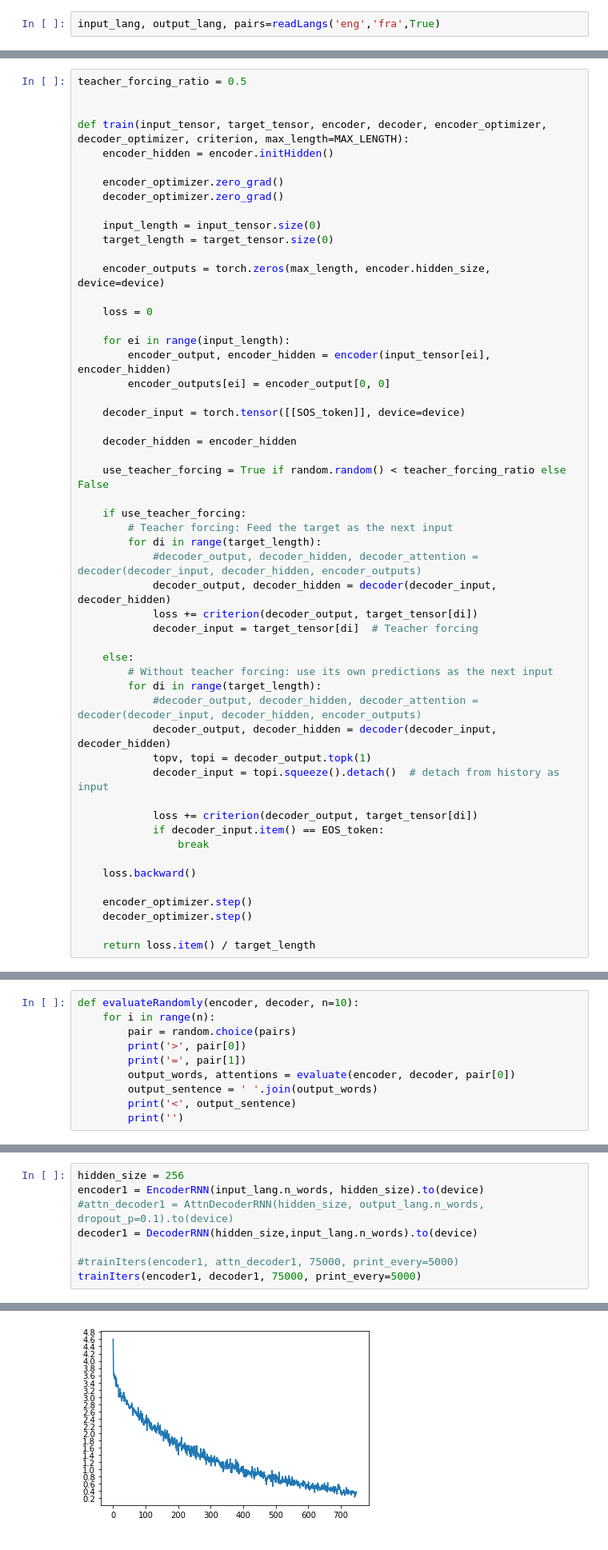
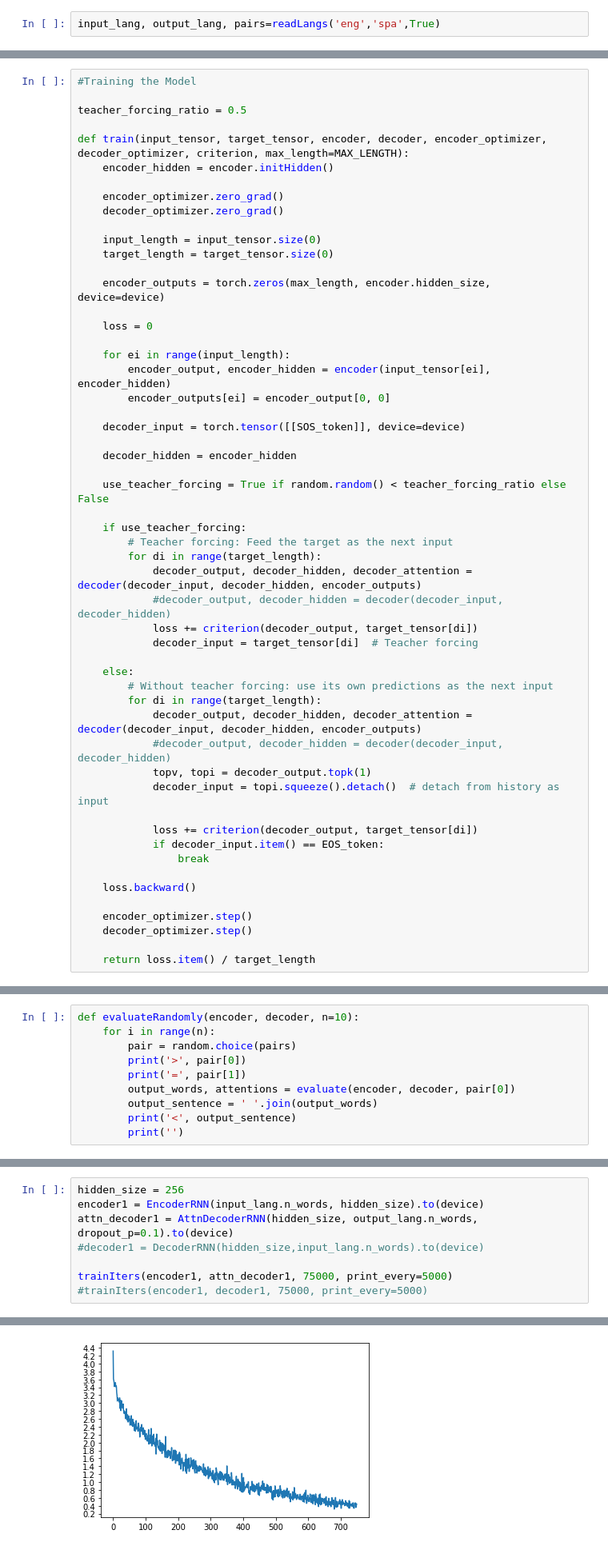
Before and after one commit to jeffersonquispe/MachineTraslationAttention, a Jupyter notebook: Seq2seq.ipynb, the cells around one changed output, grey strips where cells are left out. Shown at 80% size. Saved outputs shown, nothing was run; the diff lists cells and outputs as text.

```diff
--- a/Seq2seq.ipynb
+++ b/Seq2seq.ipynb
@@ -163,7 +120,7 @@ def normalizeString(s):
     s = re.sub(r"[^a-zA-Z.!?]+", r" ", s)
     return s
 # %%
-input_lang, output_lang, pairs=readLangs('eng','fra',True)
+input_lang, output_lang, pairs=readLangs('eng','spa',True)
 # %% [output]
 Reading lines...
 # %%
@@ -298,7 +296,8 @@ print(ts)
         [  1]], device='cuda:0'))
 # %%
+#Training the Model
+
 teacher_forcing_ratio = 0.5
-
 
 def train(input_tensor, target_tensor, encoder, decoder, encoder_optimizer, decoder_optimizer, criterion, max_length=MAX_LENGTH):
     encoder_hidden = encoder.initHidden()
@@ -326,16 +325,16 @@ def train(input_tensor, target_tensor, encoder, decoder, encoder_optimizer, deco
     if use_teacher_forcing:
         # Teacher forcing: Feed the target as the next input
         for di in range(target_length):
-            #decoder_output, decoder_hidden, decoder_attention = decoder(decoder_input, decoder_hidden, encoder_outputs)
-            decoder_output, decoder_hidden = decoder(decoder_input, decoder_hidden)
+            decoder_output, decoder_hidden, decoder_attention = decoder(decoder_input, decoder_hidden, encoder_outputs)
+            #decoder_output, decoder_hidden = decoder(decoder_input, decoder_hidden)
             loss += criterion(decoder_output, target_tensor[di])
             decoder_input = target_tensor[di]  # Teacher forcing
 
     else:
         # Without teacher forcing: use its own predictions as the next input
         for di in range(target_length):
-            #decoder_output, decoder_hidden, decoder_attention = decoder(decoder_input, decoder_hidden, encoder_outputs)
-            decoder_output, decoder_hidden = decoder(decoder_input, decoder_hidden)
+            decoder_output, decoder_hidden, decoder_attention = decoder(decoder_input, decoder_hidden, encoder_outputs)
+            #decoder_output, decoder_hidden = decoder(decoder_input, decoder_hidden)
             topv, topi = decoder_output.topk(1)
             decoder_input = topi.squeeze().detach()  # detach from history as input
 
@@ -464,9 +468,9 @@ def evaluateRandomly(encoder, decoder, n=10):
 # %%
 hidden_size = 256
 encoder1 = EncoderRNN(input_lang.n_words, hidden_size).to(device)
-#attn_decoder1 = AttnDecoderRNN(hidden_size, output_lang.n_words, dropout_p=0.1).to(device)
-decoder1 = DecoderRNN(hidden_size,input_lang.n_words).to(device)
+attn_decoder1 = AttnDecoderRNN(hidden_size, output_lang.n_words, dropout_p=0.1).to(device)
+#decoder1 = DecoderRNN(hidden_size,input_lang.n_words).to(device)
 
-#trainIters(encoder1, attn_decoder1, 75000, print_every=5000)
-trainIters(encoder1, decoder1, 75000, print_every=5000)
+trainIters(encoder1, attn_decoder1, 75000, print_every=5000)
+#trainIters(encoder1, decoder1, 75000, print_every=5000)
 # %% [output]
@@ -488,3 +492,3 @@ trainIters(encoder1, decoder1, 75000, print_every=5000)
 <Figure size 432x288 with 0 Axes>
-[figure, old version]
+[figure, new version]
 # %%
```
Also changed, not shown: parts of 29 cells of this notebook.
